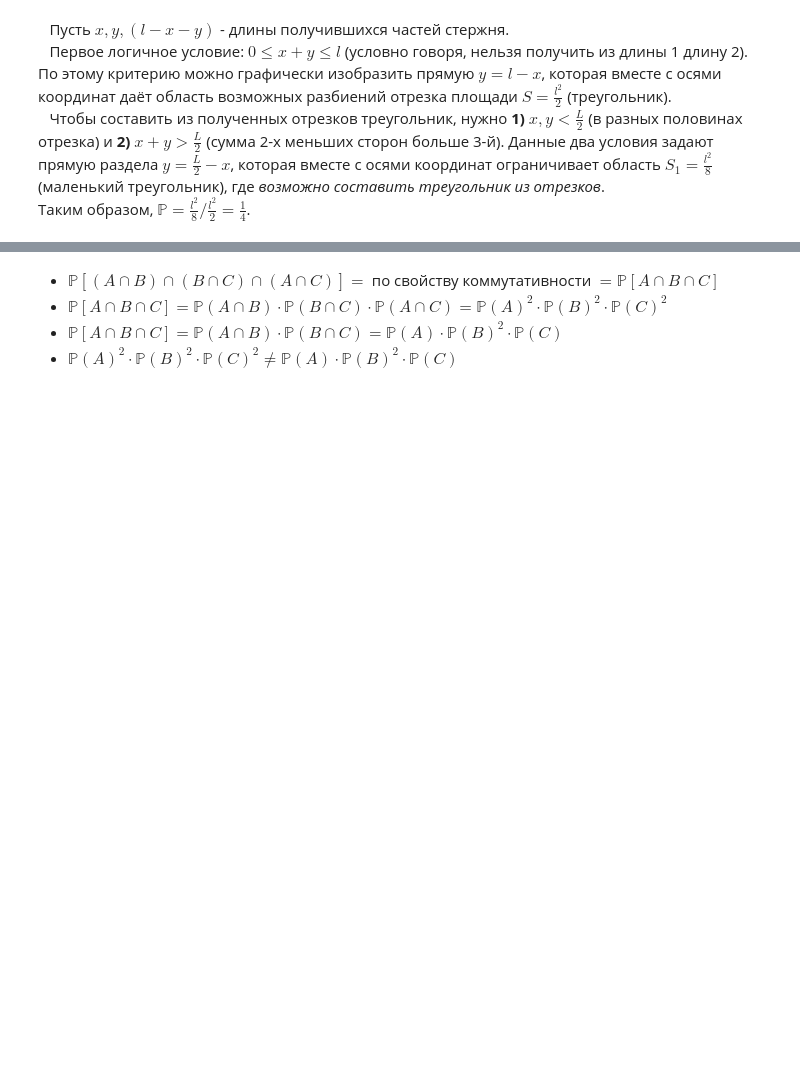
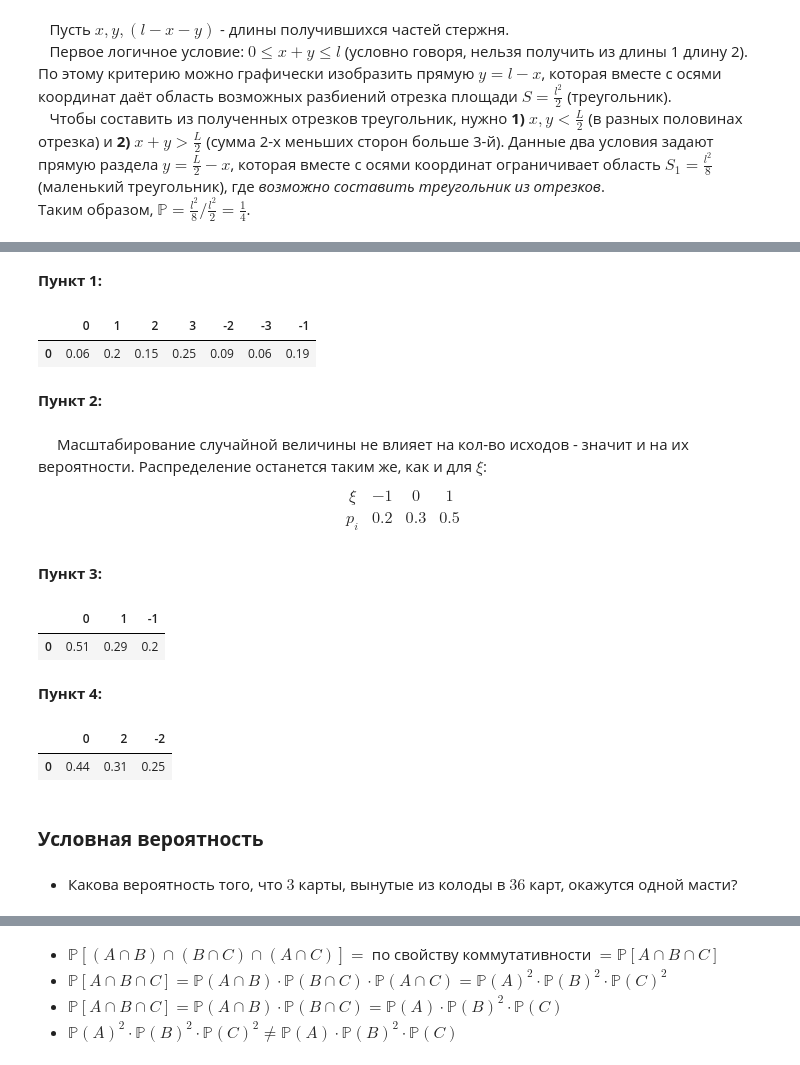
Before and after one commit to Felhaba/Math_Programming_Yandex_OZON, a Jupyter notebook: YSoDA.ipynb, the cells around one changed output, grey strips where cells are left out. Cells and saved outputs as stored; diff of their text form; code cells hidden in the pictures; blank space fills up the shorter version.

```diff
--- a/YSoDA.ipynb
+++ b/YSoDA.ipynb
@@ -997,0 +1079,22 @@ $$\{b\} = \bigcap_{n=1}^{\infty}\left(b - \dfrac{1}{n}, b + \dfrac{1}{n} \right)
+# %%
+eps = {'-1': 0.2, '0': 0.3, '1': 0.5}
+mu = {'-2': 0.3, '0': 0.2, '2': 0.5}
+# %% [markdown]
+**Пункт 1:**
+# %%
+keys_sum = []
+prob_sum = []
+for e in eps.keys():
+  for m in mu.keys():
+    keys_sum.append( int(e)+int(m) )
+    prob_sum.append(eps[e] * mu[m])
+# %%
+distr_sum_new = dict.fromkeys(set(keys_sum), 0)
+for i in range(len(keys_sum)):
+  distr_sum_new[keys_sum[i]] = distr_sum_new[keys_sum[i]] + prob_sum[i]
+#distr_new
+# %%
+pd.DataFrame(distr_sum_new, index=[0])
+# %% [output]
+|  | 0 | 1 | 2 | 3 | -2 | -3 | -1 |
+| 0 | 0.06 | 0.2 | 0.15 | 0.25 | 0.09 | 0.06 | 0.19 |
@@ -997,0 +1103,10 @@ $$\{b\} = \bigcap_{n=1}^{\infty}\left(b - \dfrac{1}{n}, b + \dfrac{1}{n} \right)
+# %% [markdown]
+**Пункт 2:**
+# %% [markdown]
+&emsp; Масштабирование случайной величины не влияет на кол-во исходов - значит и на их вероятности. Распределение останется таким же, как и для $\xi$:
+\begin{array}{|c|c|c|c||}
+\xi & -1 & 0 & 1\\ \hline
+p_i & 0.2 & 0.3 & 0.5
+\end{array}
+# %% [markdown]
+**Пункт  3:**
@@ -997,0 +1125,5 @@ $$\{b\} = \bigcap_{n=1}^{\infty}\left(b - \dfrac{1}{n}, b + \dfrac{1}{n} \right)
+# %%
+pd.DataFrame(distr_2_new, index=[0])
+# %% [output]
+|  | 0 | 1 | -1 |
+| 0 | 0.51 | 0.29 | 0.2 |
@@ -997,0 +1132,2 @@ $$\{b\} = \bigcap_{n=1}^{\infty}\left(b - \dfrac{1}{n}, b + \dfrac{1}{n} \right)
+# %% [markdown]
+**Пункт 4:**
@@ -997,0 +1146,5 @@ $$\{b\} = \bigcap_{n=1}^{\infty}\left(b - \dfrac{1}{n}, b + \dfrac{1}{n} \right)
+# %%
+pd.DataFrame(distr_new, index=[0])
+# %% [output]
+|  | 0 | 2 | -2 |
+| 0 | 0.44 | 0.31 | 0.25 |
@@ -997,0 +1153,5 @@ $$\{b\} = \bigcap_{n=1}^{\infty}\left(b - \dfrac{1}{n}, b + \dfrac{1}{n} \right)
+# %% [markdown]
+### **Условная вероятность**
+# %% [markdown]
+* Какова вероятность того, что $3$ карты, вынутые из колоды в $36$ карт, окажутся одной
+масти?
```
Also changed, not shown: parts of 24 cells of this notebook.
